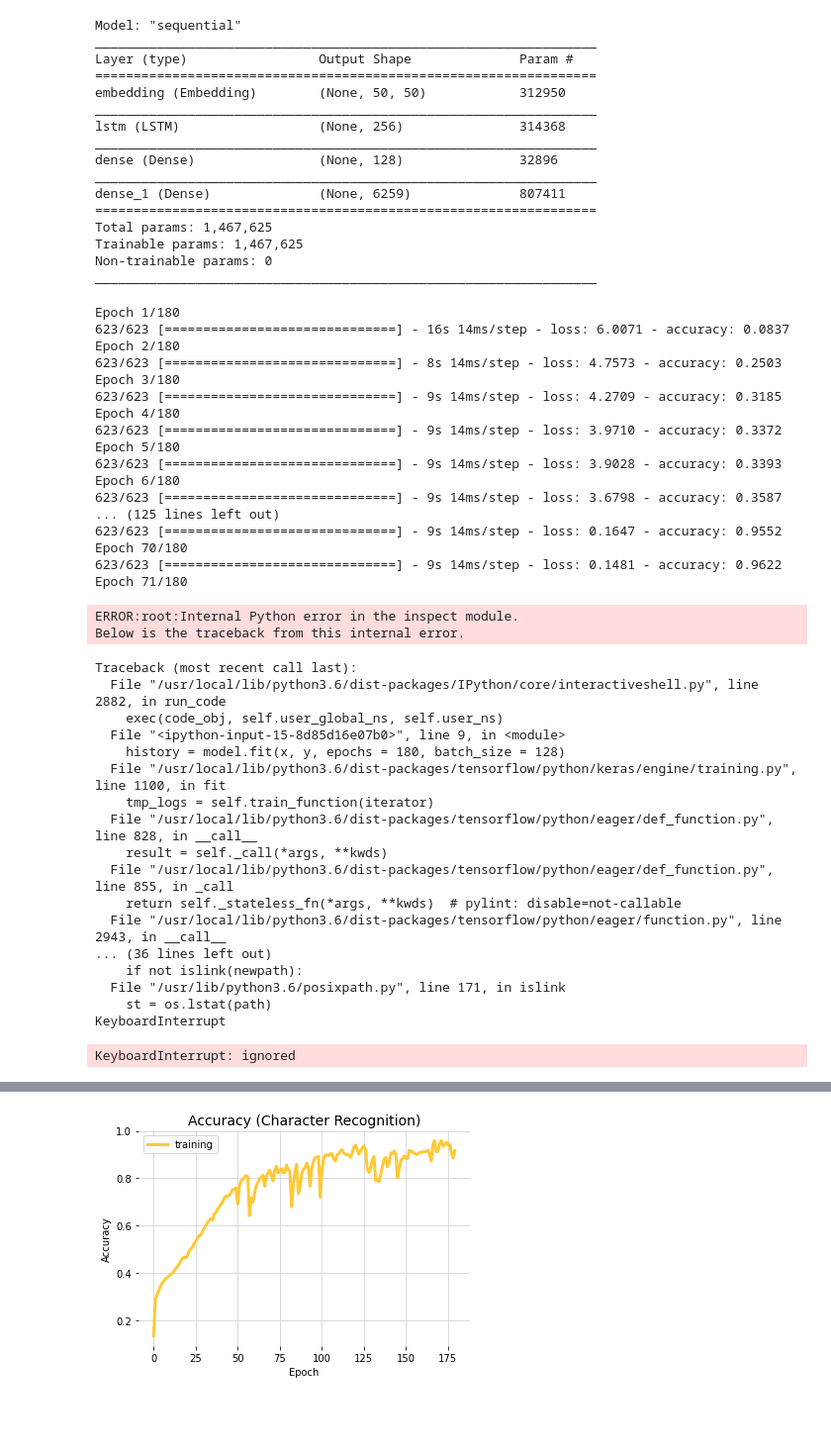
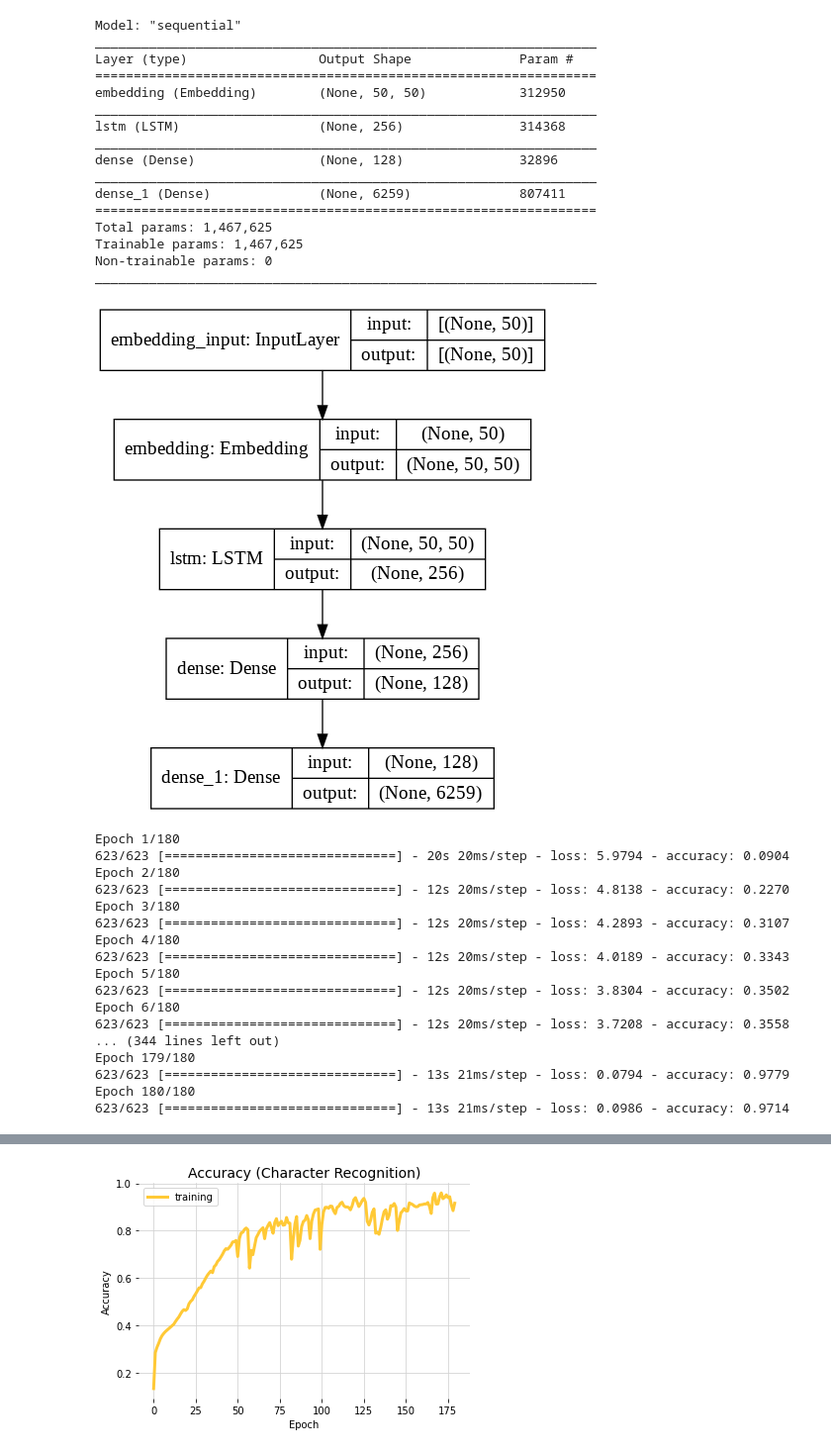
Before and after one commit to KushGabani/Cartoon-Character-Automation, a Jupyter notebook: training_phase_models/Script_Generation_using_LSTMs.ipynb, the cells around one changed output, grey strips where cells are left out. Shown at 99% size. Cells and saved outputs as stored; diff of their text form; code cells hidden in the pictures; blank space fills up the shorter version.

Commit message:
Added model architectures and .ipynb notebooks

```diff
--- a/training_phase_models/Script_Generation_using_LSTMs.ipynb
+++ b/training_phase_models/Script_Generation_using_LSTMs.ipynb
@@ -157,51 +157,27 @@ Total params: 1,467,625
 Trainable params: 1,467,625
 Non-trainable params: 0
 _________________________________________________________________
-# %%
-filepath = "drive/MyDrive/script-generation-sample/word-level-trial/weights-{epoch:02d}.hdf5"
-checkpoint = ModelCheckpoint(filepath,
-                             monitor = "loss",
-                             mode = "min",
-                             verbose = 1,
-                             save_best_only=True)
-
-callbacks_list = [checkpoint]
-history = model.fit(x, y, epochs = 180, batch_size = 128)
-# %% [output]
-Epoch 1/180
-623/623 [==============================] - 16s 14ms/step - loss: 6.0071 - accuracy: 0.0837
-Epoch 2/180
-623/623 [==============================] - 8s 14ms/step - loss: 4.7573 - accuracy: 0.2503
-Epoch 3/180
-623/623 [==============================] - 9s 14ms/step - loss: 4.2709 - accuracy: 0.3185
-Epoch 4/180
-623/623 [==============================] - 9s 14ms/step - loss: 3.9710 - accuracy: 0.3372
-Epoch 5/180
-623/623 [==============================] - 9s 14ms/step - loss: 3.9028 - accuracy: 0.3393
-Epoch 6/180
-623/623 [==============================] - 9s 14ms/step - loss: 3.6798 - accuracy: 0.3587
-... (125 lines left out)
-623/623 [==============================] - 9s 14ms/step - loss: 0.1647 - accuracy: 0.9552
-Epoch 70/180
-623/623 [==============================] - 9s 14ms/step - loss: 0.1481 - accuracy: 0.9622
-Epoch 71/180
-ERROR:root:Internal Python error in the inspect module.
-Below is the traceback from this internal error.
-Traceback (most recent call last):
-  File "/usr/local/lib/python3.6/dist-packages/IPython/core/interactiveshell.py", line 2882, in run_code
-    exec(code_obj, self.user_global_ns, self.user_ns)
-  File "<ipython-input-15-8d85d16e07b0>", line 9, in <module>
-    history = model.fit(x, y, epochs = 180, batch_size = 128)
-  File "/usr/local/lib/python3.6/dist-packages/tensorflow/python/keras/engine/training.py", line 1100, in fit
-    tmp_logs = self.train_function(iterator)
-  File "/usr/local/lib/python3.6/dist-packages/tensorflow/python/eager/def_function.py", line 828, in __call__
-    result = self._call(*args, **kwds)
-  File "/usr/local/lib/python3.6/dist-packages/tensorflow/python/eager/def_function.py", line 855, in _call
-    return self._stateless_fn(*args, **kwds)  # pylint: disable=not-callable
-  File "/usr/local/lib/python3.6/dist-packages/tensorflow/python/eager/function.py", line 2943, in __call__
-... (36 lines left out)
-    if not islink(newpath):
-  File "/usr/lib/python3.6/posixpath.py", line 171, in islink
-    st = os.lstat(path)
-KeyboardInterrupt
-KeyboardInterrupt: ignored
+# %%
+plot_model(model, to_file='script-generation-model-architecture.png', show_shapes=True, show_layer_names=True)
+# %% [output]
+[figure, added]
+# %%
+history = model.fit(x, y, epochs = 180, batch_size = 128, callbacks=[tensorboard_callback, hparams_callback])
+# %% [output]
+Epoch 1/180
+623/623 [==============================] - 20s 20ms/step - loss: 5.9794 - accuracy: 0.0904
+Epoch 2/180
+623/623 [==============================] - 12s 20ms/step - loss: 4.8138 - accuracy: 0.2270
+Epoch 3/180
+623/623 [==============================] - 12s 20ms/step - loss: 4.2893 - accuracy: 0.3107
+Epoch 4/180
+623/623 [==============================] - 12s 20ms/step - loss: 4.0189 - accuracy: 0.3343
+Epoch 5/180
+623/623 [==============================] - 12s 20ms/step - loss: 3.8304 - accuracy: 0.3502
+Epoch 6/180
+623/623 [==============================] - 12s 20ms/step - loss: 3.7208 - accuracy: 0.3558
+... (344 lines left out)
+Epoch 179/180
+623/623 [==============================] - 13s 21ms/step - loss: 0.0794 - accuracy: 0.9779
+Epoch 180/180
+623/623 [==============================] - 13s 21ms/step - loss: 0.0986 - accuracy: 0.9714
```
Also changed, not shown: parts of 6 cells of this notebook, 5 other files.
